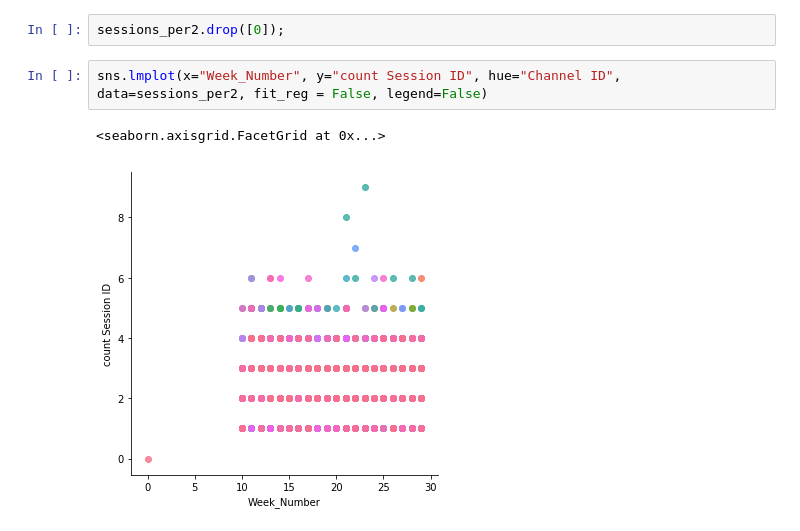
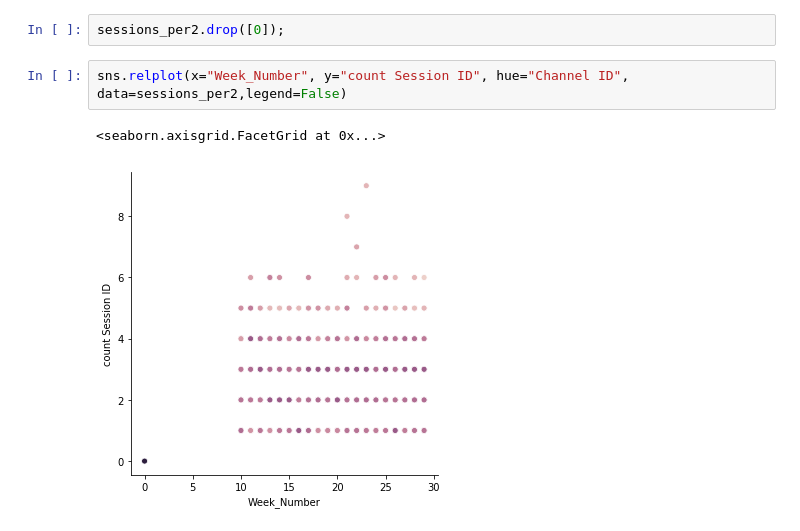
Before and after one commit to IsabellaCiambotti/uthini_repo, a Jupyter notebook: student report cards.ipynb, the cells around one changed output. Cells and saved outputs as stored; diff of their text form.

```diff
--- a/student report cards.ipynb
+++ b/student report cards.ipynb
@@ -309,7 +307,7 @@ sessions_per2.fillna(value=0, inplace=True)
 # %%
 sessions_per2.drop([0]);
 # %%
-sns.lmplot(x="Week_Number", y="count Session ID", hue="Channel ID", data=sessions_per2, fit_reg = False, legend=False)
+sns.relplot(x="Week_Number", y="count Session ID", hue="Channel ID", data=sessions_per2,legend=False)
 # %% [output]
 <seaborn.axisgrid.FacetGrid at 0x...>
-[figure, old version]
+[figure, new version]
```
Also changed, not shown: parts of 44 cells of this notebook.
